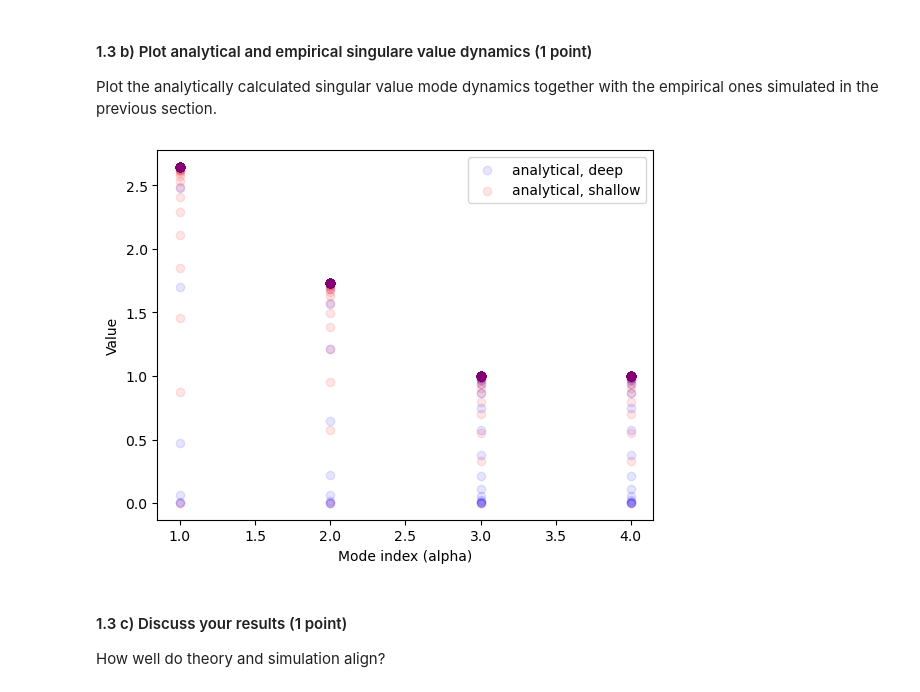
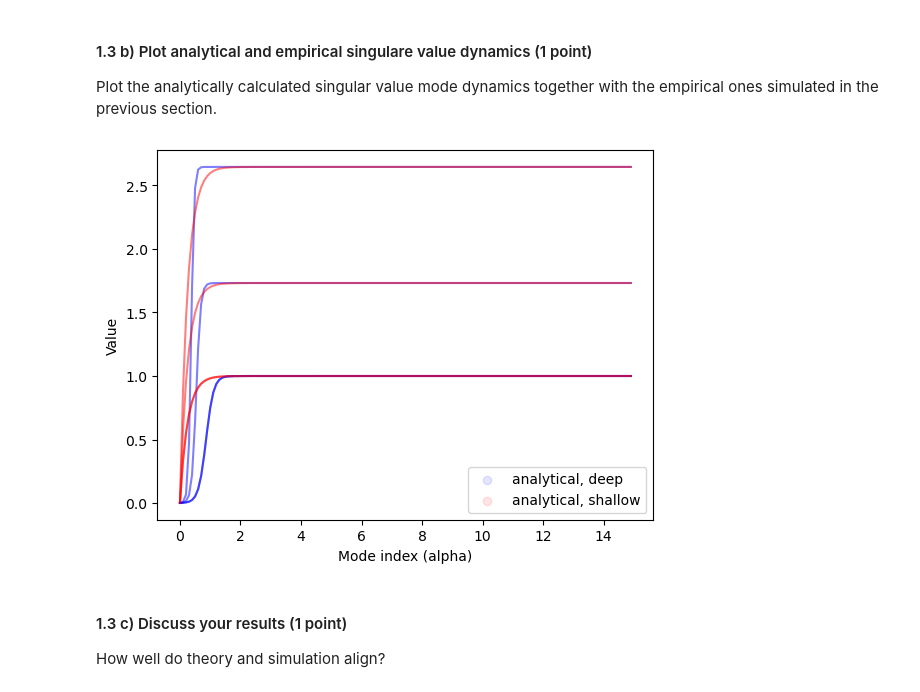
Before and after one commit to lfogarty98/mhbf_pt, a Jupyter notebook: 1-deep-networks/deep-networks.ipynb, the cells around one changed output. Cells and saved outputs as stored; diff of their text form; code cells hidden in the pictures.

Commit message:
display graphs correctly

```diff
--- a/1-deep-networks/deep-networks.ipynb
+++ b/1-deep-networks/deep-networks.ipynb
@@ -218,7 +217,7 @@ def update_shallow_network_weights(w, dt, tau, sgima_x, sigma_yx):
     """
 
     dw_dt = sigma_yx - np.matmul(w, sgima_x)
-    w_updated = (1/tau)*dw_dt
+    w_updated = w + (1/tau)*dw_dt
 
     return w_updated
 # %%
@@ -293,19 +290,3 @@ Plot the dynamics of the singular value modes $a_\alpha(t)$ and $b_\alpha(t)$, t
 print(s)
 # %% [output]
 [2.64575131 1.73205081 1.         1.        ]
-# %%
-# plt.figure(figsize=(10, 6))
-
-plt.scatter(np.arange(1, num_modes+1,1),s, color='blue',label='Singular Values s_alpha', alpha=0.5)
-
-for t in range(len(a)):
-    plt.scatter(np.arange(1, num_modes+1,1),a[t], color='red', alpha=0.1)
-    plt.scatter(np.arange(1, num_modes+1,1),b[t], color='green', alpha=0.1)
-
-plt.scatter([], [], color='red', alpha=0.1, label='empirical, deep')
-plt.scatter([], [], color='green', alpha=0.1, label='empirical, shallow')
-
-plt.ylabel('Value')
-plt.xlabel('Mode index (alpha)')
-plt.legend()
-plt.show()
@@ -313,0 +293,12 @@ plt.show()
+# %%
+for alpha in range(num_modes):
+    plt.plot(np.arange(0, T, dt), a[:,alpha], color='red', alpha=0.5)
+    plt.plot(np.arange(0, T, dt), b[:,alpha], color='green', alpha=0.5)
+
+plt.plot([], [], color='red', alpha=0.1, label='empirical, deep')
+plt.plot([], [], color='green', alpha=0.1, label='empirical, shallow')
+
+plt.ylabel('Value')
+plt.xlabel('Time')
+plt.legend()
+plt.show()
@@ -350,20 +343,20 @@ for alpha in range(0, num_modes):
 Plot the analytically calculated singular value mode dynamics together with the empirical ones simulated in the previous section.
 # %%
 # Plot empirical singular value modes
-for t in range(int(T/dt)):
-    plt.scatter(np.arange(1, num_modes+1), a_emp[t], color='blue', alpha=0.1)
-    plt.scatter(np.arange(1, num_modes+1), b_emp[t], color='red', alpha=0.1)
+for alpha in range(num_modes):
+    plt.plot(np.arange(0, T, dt), a_emp[:,alpha], color='blue', alpha=0.5)
+    plt.plot(np.arange(0, T, dt), b_emp[:,alpha], color='red', alpha=0.5)
 
 # Use a single label for the legend
 plt.scatter([], [], color='blue', alpha=0.1, label='analytical, deep')
 plt.scatter([], [], color='red', alpha=0.1, label='analytical, shallow')
 
 plt.ylabel('Value')
 plt.xlabel('Mode index (alpha)')
 plt.legend()
 plt.show()
 # %% [output]
-[figure, old version]
+[figure, new version]
 # %% [markdown]
 #### 1.3 c) Discuss your results (1 point)
 How well do theory and simulation align?
```
Also changed, not shown: parts of 4 cells of this notebook.
